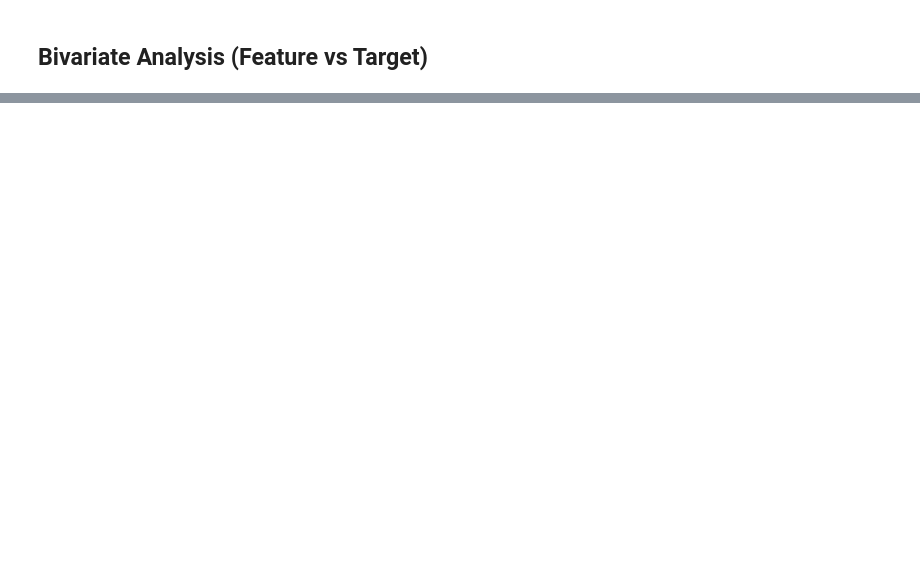
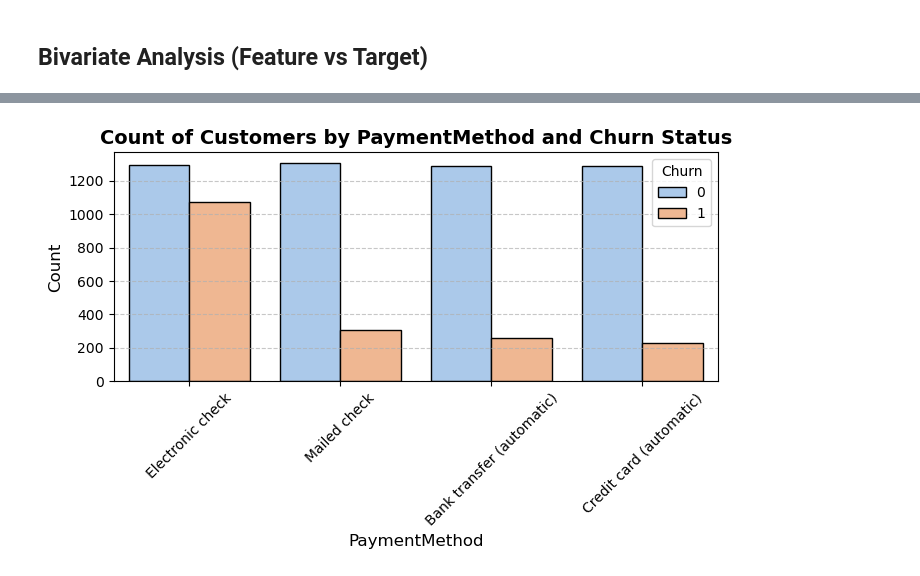
Before and after one commit to mewpunyapat/customer-churn-prediction, a Jupyter notebook: notebooks/eda.ipynb, the cells around one changed output, grey strips where cells are left out. Drawn from its saved outputs; the diff is of its cells as text; code cells hidden in the pictures; blank space fills up the shorter version.

```diff
--- a/notebooks/eda.ipynb
+++ b/notebooks/eda.ipynb
@@ -124,0 +161,4 @@ churn_rate_by_category(data, 'Contract')
+# %%
+countplot_with_churn(data, column='PaymentMethod')
+# %% [output]
+[figure, added]
```
Also changed, not shown: parts of 24 cells of this notebook, 1 other file.
